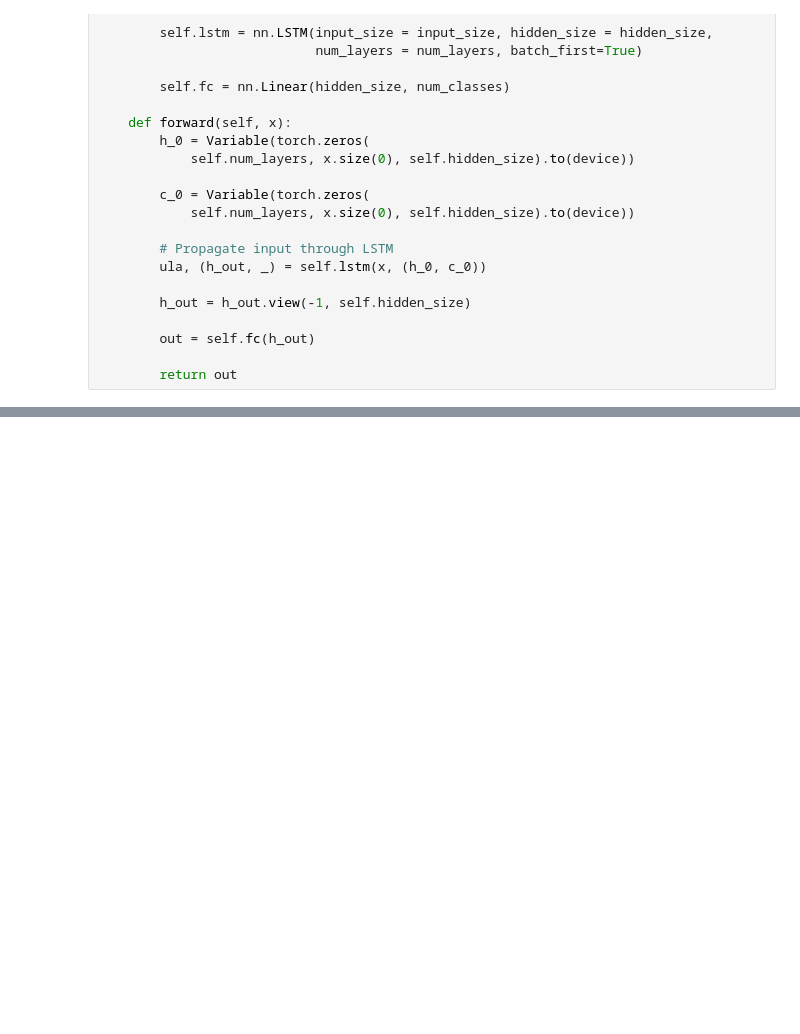
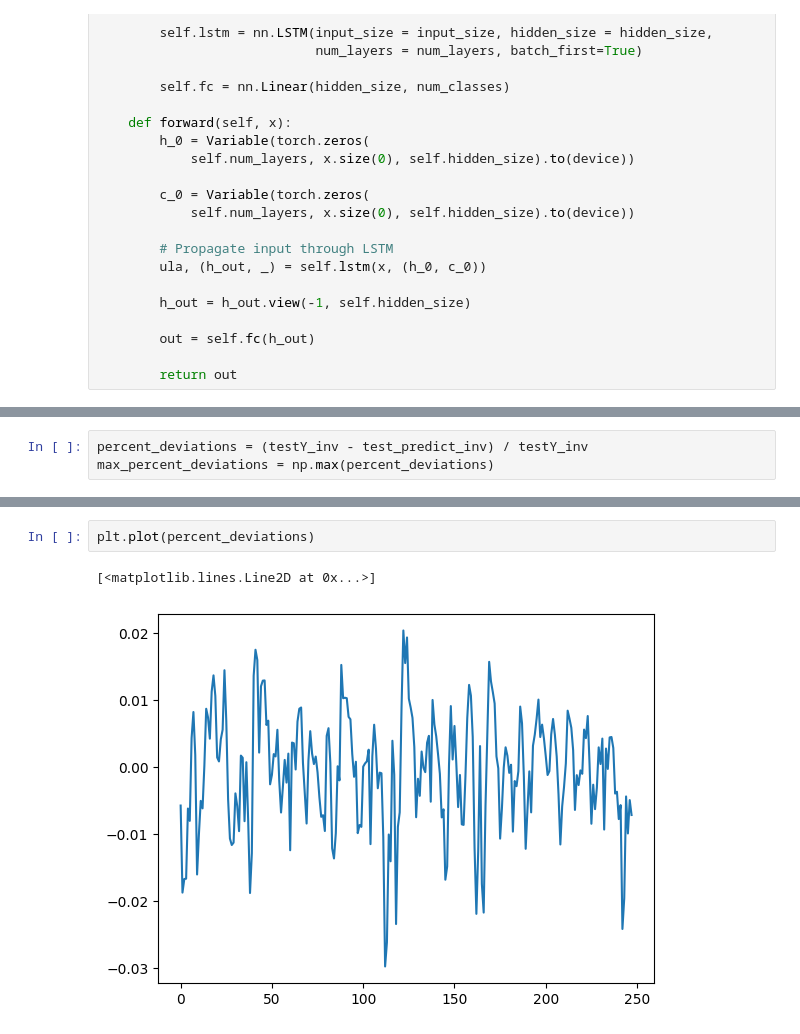
Before and after one commit to SkivHisink/MasterWork, a Jupyter notebook: Notebooks/sand500/day/LSTM.ipynb, the cells around one changed output, grey strips where cells are left out. Drawn from its saved outputs; the diff is of its cells as text; blank space fills up the shorter version.

```diff
--- a/Notebooks/sand500/day/LSTM.ipynb
+++ b/Notebooks/sand500/day/LSTM.ipynb
@@ -311,0 +323,3 @@ plt.show()
+# %%
+percent_deviations = (testY_inv - test_predict_inv) / testY_inv
+max_percent_deviations = np.max(percent_deviations)
@@ -311,0 +330,5 @@ plt.show()
+# %%
+plt.plot(percent_deviations)
+# %% [output]
+[<matplotlib.lines.Line2D at 0x...>]
+[figure, added]
```
Also changed, not shown: parts of 9 cells of this notebook, 14 other files.
